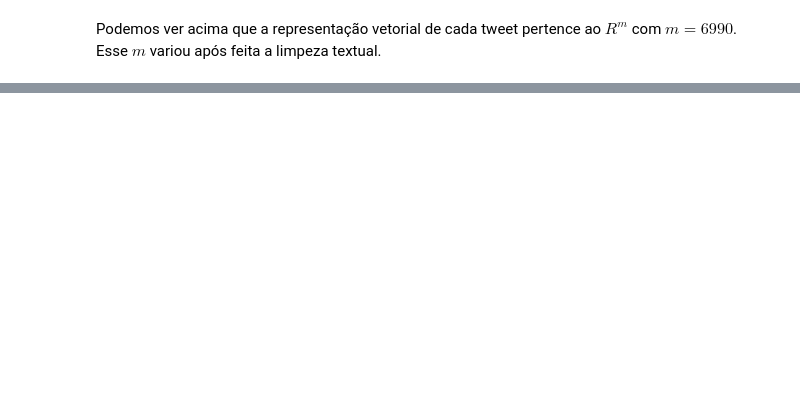
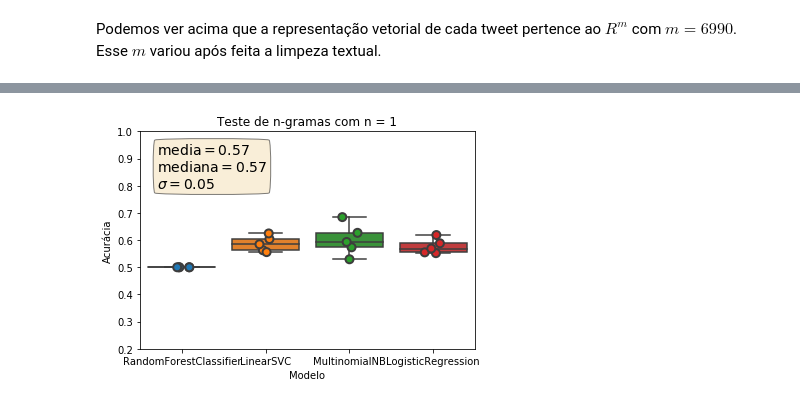
Before and after one commit to lucashelfs/mac0499, a Jupyter notebook: códigos/classificador/Classificador - Final.ipynb, the cells around one changed output, grey strips where cells are left out. Saved outputs shown, nothing was run; the diff lists cells and outputs as text; code cells hidden in the pictures; blank space fills up the shorter version.

```diff
--- a/códigos/classificador/Classificador - Final.ipynb
+++ b/códigos/classificador/Classificador - Final.ipynb
@@ -2,6 +2,7 @@
 # Classificação de tweets
 # %%
 import pandas as pd
+import numpy as np
 import string
 import re
 
@@ -14,10 +15,11 @@ from sklearn.cross_validation import train_test_split
 
 from sklearn import svm
 from statistics import mean
-
-import matplotlib.pyplot as plt
-%matplotlib inline
-plt.rcParams["figure.figsize"] = [20, 10]
+# %%
+import matplotlib.pyplot as plt
+%matplotlib inline
+
+plt.rcParams["figure.figsize"] = [15, 10]
 # %% [markdown]
 # Metodologia utilizada neste notebook
 
@@ -565,0 +156,82 @@ param_grid = [
+# %%
+from sklearn.naive_bayes import MultinomialNB, GaussianNB
+from sklearn.linear_model import LogisticRegression
+from sklearn.ensemble import RandomForestClassifier
+from sklearn.svm import LinearSVC, SVC
+from sklearn.model_selection import cross_val_score
+
+import matplotlib.pyplot as plt
+
+ngrams = [1, 2, 3]
+
+for ngram in ngrams:
+
+    vectorizer = CountVectorizer(
+        analyzer = 'word',
+        lowercase = False,
+        stop_words = stopwords,
+        ngram_range=(ngram, ngram)
+    )
+
+    features = vectorizer.fit_transform(clean_data)
+    features_nd = features.toarray()
+
+    features = features_nd
+    labels = data_labels
+
+    models = [
+        RandomForestClassifier(n_estimators=200, max_depth=3, random_state=0),
+        LinearSVC(),
+#         GaussianNB(),
+        MultinomialNB(),
+        LogisticRegression(random_state=0),
+    ]
+
+    CV = 5
+    cv_df = pd.DataFrame(index=range(CV * len(models)))
+    entries = []
+
+    for model in models:
+        model_name = model.__class__.__name__
+        accuracies = cross_val_score(model, features, labels, scoring='recall_macro', cv=CV)
+
+        for fold_idx, accuracy in enumerate(accuracies):
+            entries.append((model_name, fold_idx, accuracy))
+
+    cv_df = pd.DataFrame(entries, columns=['Modelo', 'fold_idx', 'Acurácia'])
+
+    mean = cv_df['Acurácia'].mean()
+    sigma = cv_df['Acurácia'].std()
+    median = cv_df['Acurácia'].median()
+
+    import seaborn as sns
+
+    fig, ax = plt.subplots(1)
+
+    sns.boxplot(x='Modelo', y='Acurácia', data=cv_df)
+    sns.stripplot(x='Modelo', y='Acurácia', data=cv_df,
+                  size=8, jitter=True, edgecolor="gray", linewidth=2)
+
+    textstr = '$\mathrm{media}=%.2f$\n$\mathrm{mediana}=%.2f$\n$\sigma=%.2f$'%(mean, median, sigma)
+
+    # these are matplotlib.patch.Patch properties
+    props = dict(boxstyle='round4', facecolor='wheat', alpha=0.5)
+
+    # place a text box in upper left in axes coords
+    ax.text(0.05, 0.95, textstr, transform=ax.transAxes, fontsize=14,
+            verticalalignment='top', bbox=props)
+
+
+    axes = plt.gca()
+    axes.set_ylim([0.2,1.0])
+
+    title = 'Teste de n-gramas com n = ' + str(ngram)
+
+    plt.title(title)
+    plt.show()
+
+    print('Algoritmos ordenados por ordem de acurácia média')
+    print()
+    print(cv_df.groupby('Modelo').Acurácia.mean().sort_values(ascending=False))
+# %% [output]
+[figure, added]
```
Also changed, not shown: parts of 46 cells of this notebook.
